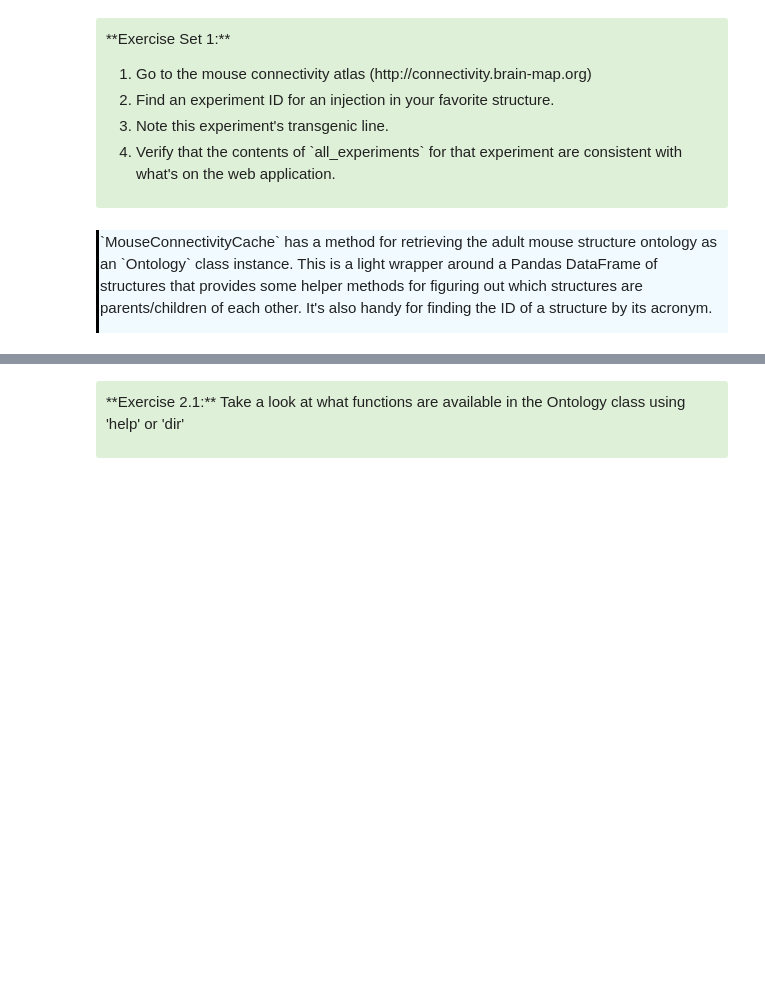
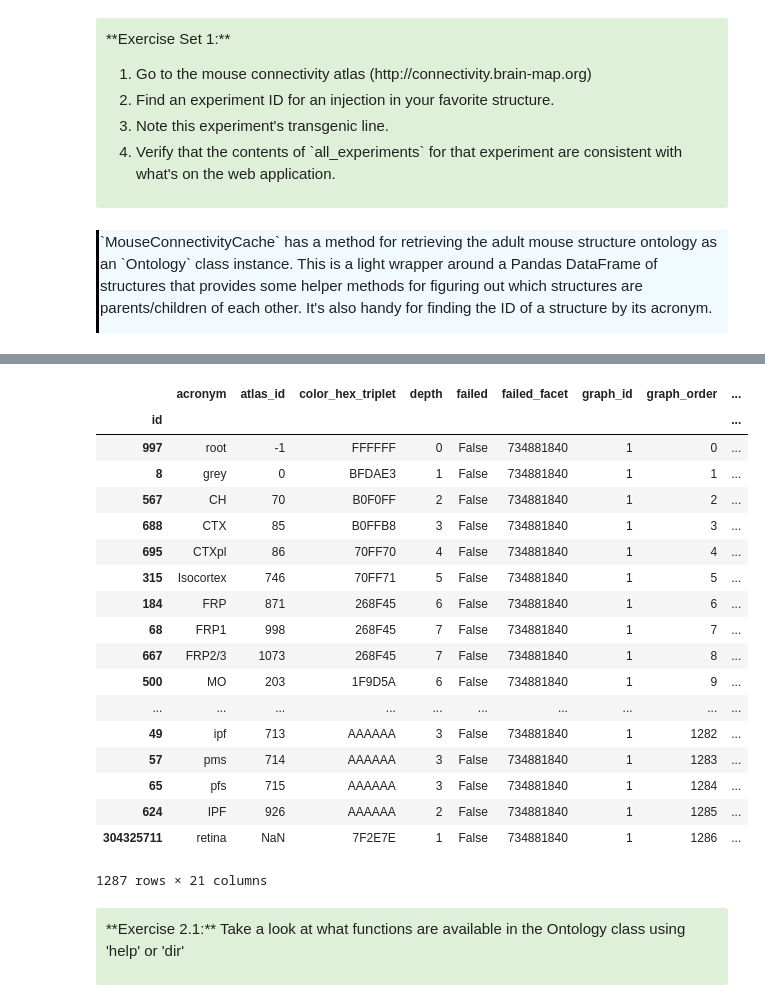
Before and after one commit to AllenBrainAtlas/SWDB-2016, a Jupyter notebook: DynamicBrain/Connectivity.ipynb, the cells around one changed output, grey strips where cells are left out. Saved outputs shown, nothing was run; the diff lists cells and outputs as text; code cells hidden in the pictures; blank space fills up the shorter version.

```diff
--- a/DynamicBrain/Connectivity.ipynb
+++ b/DynamicBrain/Connectivity.ipynb
@@ -70,3 +89,25 @@ isocortex
+# %%
+ontology.df
+# %% [output]
+|  | acronym | atlas_id | color_hex_triplet | depth | failed | failed_facet | graph_id | graph_order | ... |
+| id |  |  |  |  |  |  |  |  | ... |
+| 997 | root | -1 | FFFFFF | 0 | False | 734881840 | 1 | 0 | ... |
+| 8 | grey | 0 | BFDAE3 | 1 | False | 734881840 | 1 | 1 | ... |
+| 567 | CH | 70 | B0F0FF | 2 | False | 734881840 | 1 | 2 | ... |
+| 688 | CTX | 85 | B0FFB8 | 3 | False | 734881840 | 1 | 3 | ... |
+| 695 | CTXpl | 86 | 70FF70 | 4 | False | 734881840 | 1 | 4 | ... |
+| 315 | Isocortex | 746 | 70FF71 | 5 | False | 734881840 | 1 | 5 | ... |
+| 184 | FRP | 871 | 268F45 | 6 | False | 734881840 | 1 | 6 | ... |
+| 68 | FRP1 | 998 | 268F45 | 7 | False | 734881840 | 1 | 7 | ... |
+| 667 | FRP2/3 | 1073 | 268F45 | 7 | False | 734881840 | 1 | 8 | ... |
+| 500 | MO | 203 | 1F9D5A | 6 | False | 734881840 | 1 | 9 | ... |
+| ... | ... | ... | ... | ... | ... | ... | ... | ... | ... |
+| 49 | ipf | 713 | AAAAAA | 3 | False | 734881840 | 1 | 1282 | ... |
+| 57 | pms | 714 | AAAAAA | 3 | False | 734881840 | 1 | 1283 | ... |
+| 65 | pfs | 715 | AAAAAA | 3 | False | 734881840 | 1 | 1284 | ... |
+| 624 | IPF | 926 | AAAAAA | 2 | False | 734881840 | 1 | 1285 | ... |
+| 304325711 | retina | NaN | 7F2E7E | 1 | False | 734881840 | 1 | 1286 | ... |
+1287 rows × 21 columns
 # %% [markdown]
 <div style="background: #DFF0D8; border-radius: 3px; padding: 10px;">
 <p>**Exercise 2.1:**  Take a look at what functions are available in the Ontology class using 'help' or 'dir'
```
Also changed, not shown: parts of 7 cells of this notebook, 2 other files.
